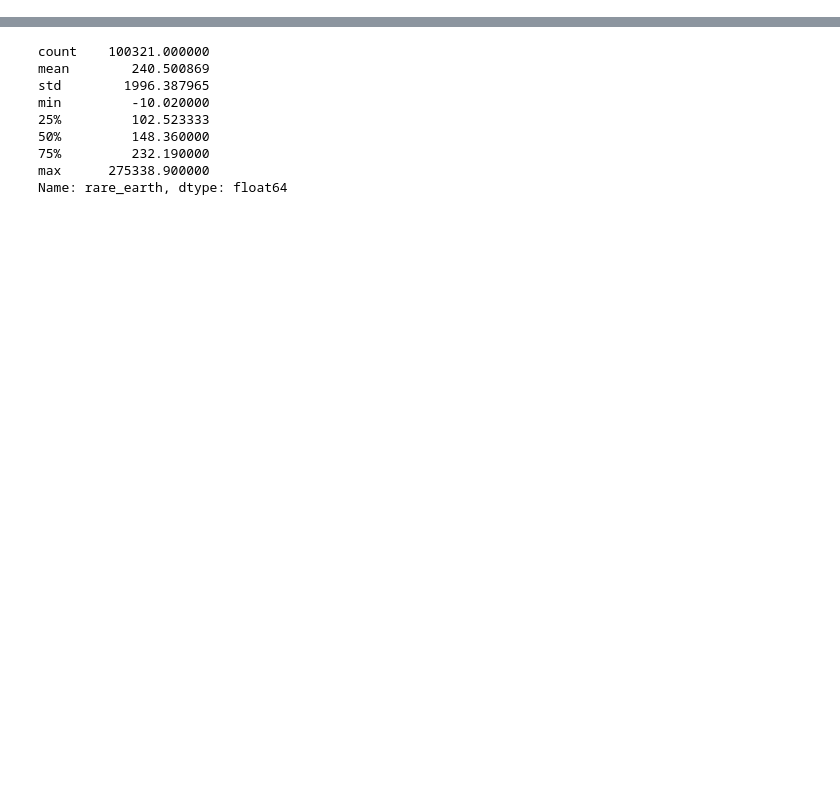
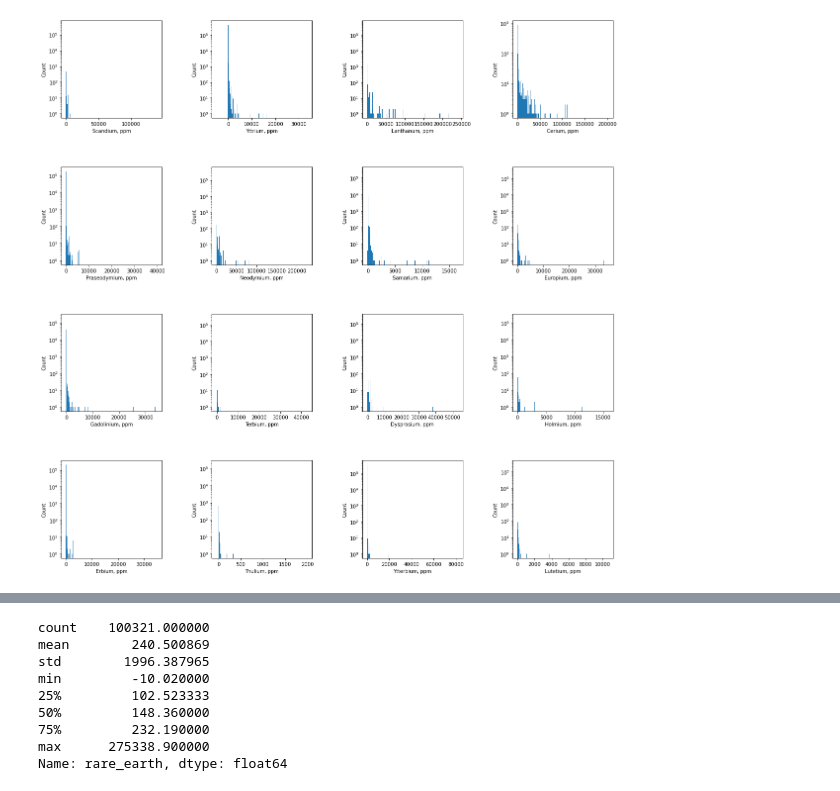
Before and after one commit to jnorman74/Rare_Earth_Metal_Mining, a Jupyter notebook: Exploratory.ipynb, the cells around one changed output, grey strips where cells are left out. Saved outputs shown, nothing was run; the diff lists cells and outputs as text; code cells hidden in the pictures; blank space fills up the shorter version.

```diff
--- a/Exploratory.ipynb
+++ b/Exploratory.ipynb
@@ -21,2 +42,91 @@ Columns (1,6,8,10,11,13,14,15,16,17,18,22,23,41,42,43,44,56,181,182,184,185,186,
+# %%
+#histogram of rare earth metals
+
+plt.figure(figsize=(20,20))
+plt.subplots_adjust(hspace=0.5, wspace=0.5)
+
+plt.subplot(4, 4, 1)
+plt.hist(x=df['sc_ppm'], log=True, bins = 1000)
+plt.xlabel("Scandium, ppm")
+plt.ylabel("Count")
+
+plt.subplot(4, 4, 2)
+plt.hist(x=df['y_ppm'], log=True, bins = 1000)
+plt.xlabel("Yttrium, ppm")
+plt.ylabel("Count")
+
+plt.subplot(4, 4, 3)
+plt.hist(x=df['la_ppm'], log=True, bins = 1000)
+plt.xlabel("Lanthanum, ppm")
+plt.ylabel("Count")
+
+plt.subplot(4, 4, 4)
+plt.hist(x=df['c_ppm'], log=True, bins = 1000)
+plt.xlabel("Cerium, ppm")
+plt.ylabel("Count")
+
+plt.subplot(4, 4, 5)
+plt.hist(x=df['pr_ppm'], log=True, bins = 1000)
+plt.xlabel("Praseodymium, ppm")
+plt.ylabel("Count")
+
+plt.subplot(4, 4, 6)
+plt.hist(x=df['nd_ppm'], log=True, bins = 1000)
+plt.xlabel("Neodymium, ppm")
+plt.ylabel("Count")
+
+plt.subplot(4, 4, 7)
+plt.hist(x=df['sm_ppm'], log=True, bins = 1000)
+plt.xlabel("Samarium, ppm")
+plt.ylabel("Count")
+
+plt.subplot(4, 4, 8)
+plt.hist(x=df['eu_ppm'], log=True, bins = 1000)
+plt.xlabel("Europium, ppm")
+plt.ylabel("Count")
+
+plt.subplot(4, 4, 9)
+plt.hist(x=df['gd_ppm'], log=True, bins = 1000)
+plt.xlabel("Gadolinium, ppm")
+plt.ylabel("Count")
+
+plt.subplot(4, 4, 10)
+plt.hist(x=df['tb_ppm'], log=True, bins = 1000)
+plt.xlabel("Terbium, ppm")
+plt.ylabel("Count")
+
+plt.subplot(4, 4, 11)
+plt.hist(x=df['dy_ppm'], log=True, bins = 1000)
+plt.xlabel("Dysprosium, ppm")
+plt.ylabel("Count")
+
+plt.subplot(4,4,12)
+plt.hist(x=df['ho_ppm'], log=True, bins = 1000)
+plt.xlabel("Holmium, ppm")
+plt.ylabel("Count")
+
+plt.subplot(4, 4, 13)
+plt.hist(x=df['er_ppm'], log=True, bins = 1000)
+plt.xlabel("Erbium, ppm")
+plt.ylabel("Count")
+
+plt.subplot(4, 4, 14)
+plt.hist(x=df['tm_ppm'], log=True, bins = 1000)
+plt.xlabel("Thulium, ppm")
+plt.ylabel("Count")
+
+plt.subplot(4, 4, 15)
+plt.hist(x=df['yb_ppm'], log=True, bins = 1000)
+plt.xlabel("Ytterbium, ppm")
+plt.ylabel("Count")
+
+plt.subplot(4, 4, 16)
+plt.hist(x=df['lu_ppm'], log=True, bins = 1000)
+plt.xlabel("Lutetium, ppm")
+plt.ylabel("Count")
+
+plt.show()
+# %% [output]
+[figure, added]
 # %%
 #drop the features that are not going to use or that have no data in them
```
Also changed, not shown: parts of 30 cells of this notebook.
